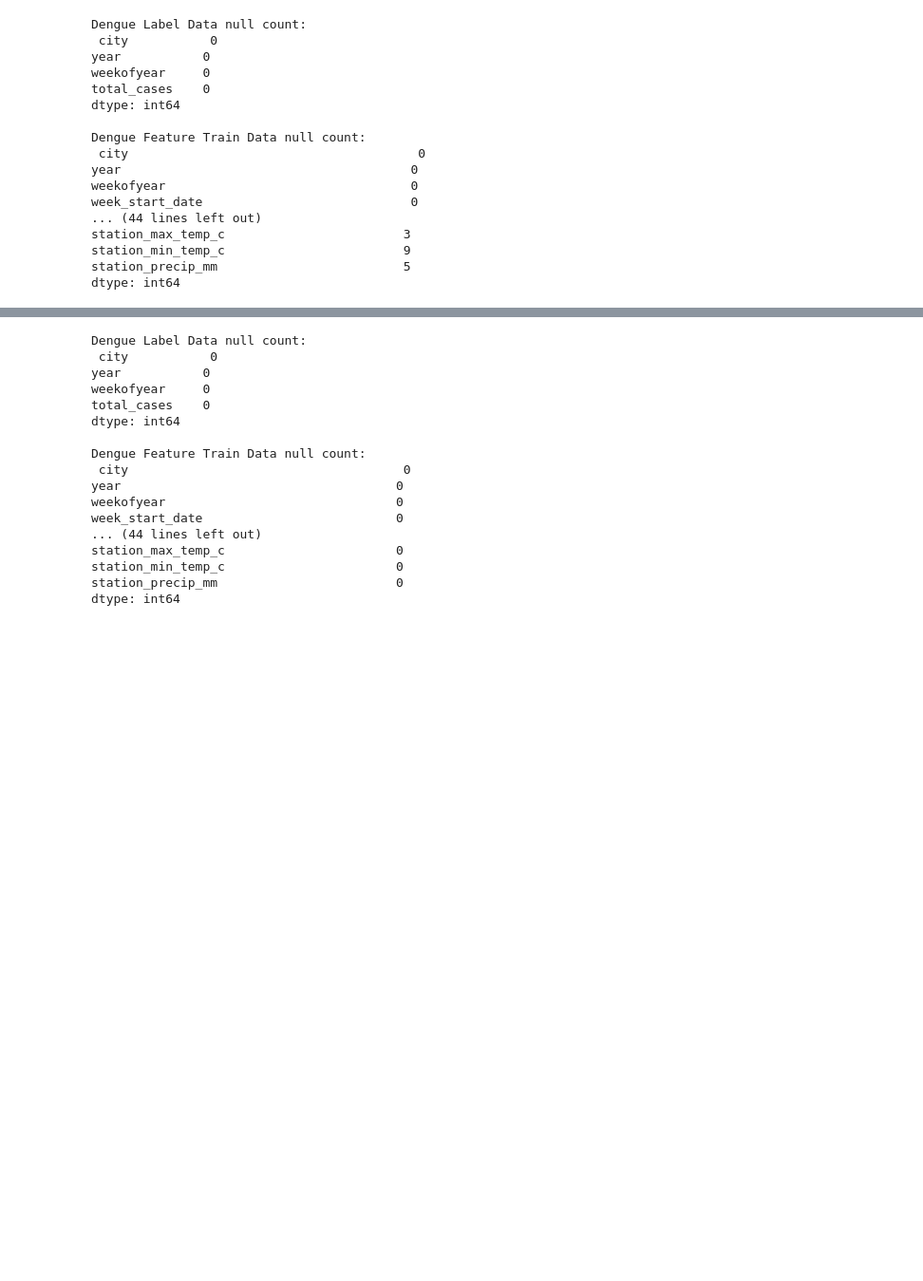
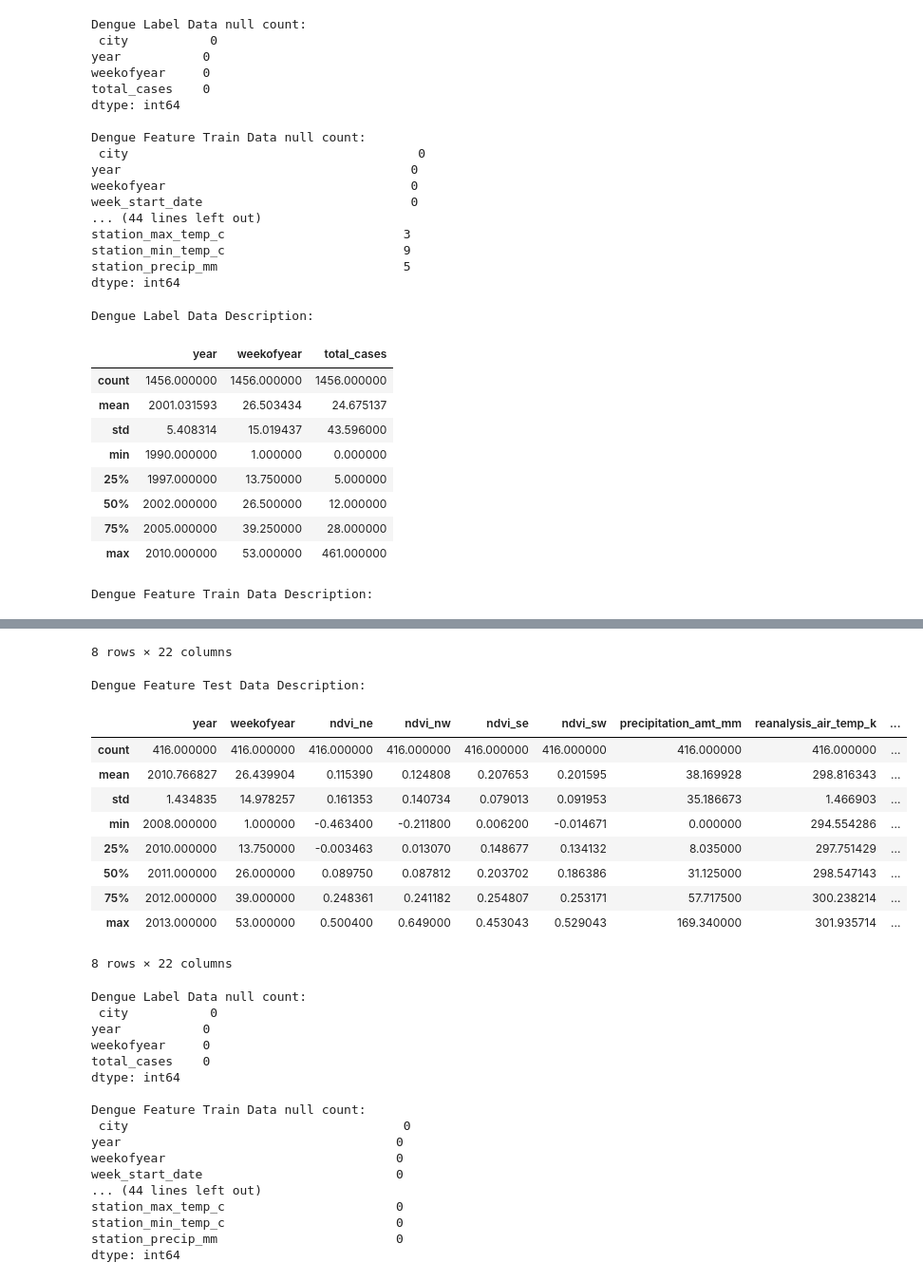
Before and after one commit to RatnasriNilakshan/DengAl, a Jupyter notebook: DengAI.ipynb, the cells around one changed output, grey strips where cells are left out. Shown at 95% size. Cells and saved outputs as stored; diff of their text form; code cells hidden in the pictures; blank space fills up the shorter version.

```diff
--- a/DengAI.ipynb
+++ b/DengAI.ipynb
@@ -267,3 +253,26 @@ dtype: int64
 dengue_feature_train_data.interpolate(method='linear', inplace=True)
 dengue_feature_test_data.interpolate(method='linear', inplace=True)
 dengue_label_data.interpolate(method='linear', inplace=True)
+# %%
+# Display the DataFrame descriptions
+
+print("Dengue Label Data Description:")
+display(dengue_label_data.describe())
+
+print("\nDengue Feature Train Data Description:")
+display(dengue_feature_train_data.describe())
+
+print("\nDengue Feature Test Data Description:")
+display(dengue_feature_test_data.describe())
+# %% [output]
+Dengue Label Data Description:
+|  | year | weekofyear | total_cases |
+| count | 1456.000000 | 1456.000000 | 1456.000000 |
+| mean | 2001.031593 | 26.503434 | 24.675137 |
+| std | 5.408314 | 15.019437 | 43.596000 |
+| min | 1990.000000 | 1.000000 | 0.000000 |
+| 25% | 1997.000000 | 13.750000 | 5.000000 |
+| 50% | 2002.000000 | 26.500000 | 12.000000 |
+| 75% | 2005.000000 | 39.250000 | 28.000000 |
+| max | 2010.000000 | 53.000000 | 461.000000 |
+Dengue Feature Train Data Description:
@@ -270,3 +288,15 @@ dengue_label_data.interpolate(method='linear', inplace=True)
+8 rows × 22 columns
+Dengue Feature Test Data Description:
+|  | year | weekofyear | ndvi_ne | ndvi_nw | ndvi_se | ndvi_sw | precipitation_amt_mm | reanalysis_air_temp_k | ... |
+| count | 416.000000 | 416.000000 | 416.000000 | 416.000000 | 416.000000 | 416.000000 | 416.000000 | 416.000000 | ... |
+| mean | 2010.766827 | 26.439904 | 0.115390 | 0.124808 | 0.207653 | 0.201595 | 38.169928 | 298.816343 | ... |
+| std | 1.434835 | 14.978257 | 0.161353 | 0.140734 | 0.079013 | 0.091953 | 35.186673 | 1.466903 | ... |
+| min | 2008.000000 | 1.000000 | -0.463400 | -0.211800 | 0.006200 | -0.014671 | 0.000000 | 294.554286 | ... |
+| 25% | 2010.000000 | 13.750000 | -0.003463 | 0.013070 | 0.148677 | 0.134132 | 8.035000 | 297.751429 | ... |
+| 50% | 2011.000000 | 26.000000 | 0.089750 | 0.087812 | 0.203702 | 0.186386 | 31.125000 | 298.547143 | ... |
+| 75% | 2012.000000 | 39.000000 | 0.248361 | 0.241182 | 0.254807 | 0.253171 | 57.717500 | 300.238214 | ... |
+| max | 2013.000000 | 53.000000 | 0.500400 | 0.649000 | 0.453043 | 0.529043 | 169.340000 | 301.935714 | ... |
+8 rows × 22 columns
 # %%
 # display the null values count
 
```
Also changed, not shown: parts of 9 cells of this notebook, 1 other file.
